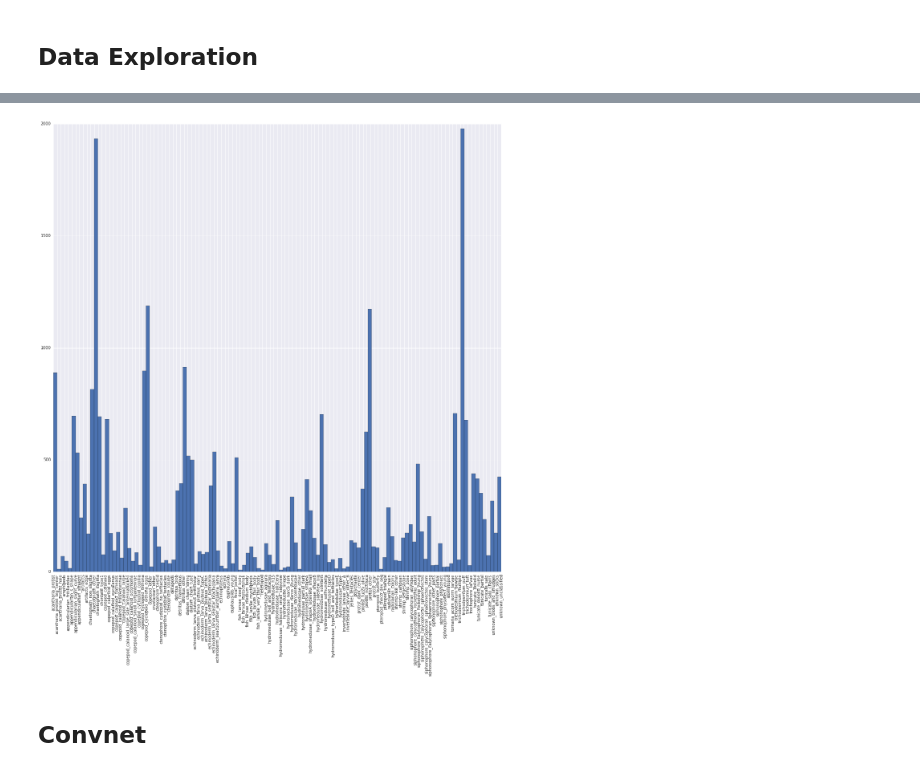
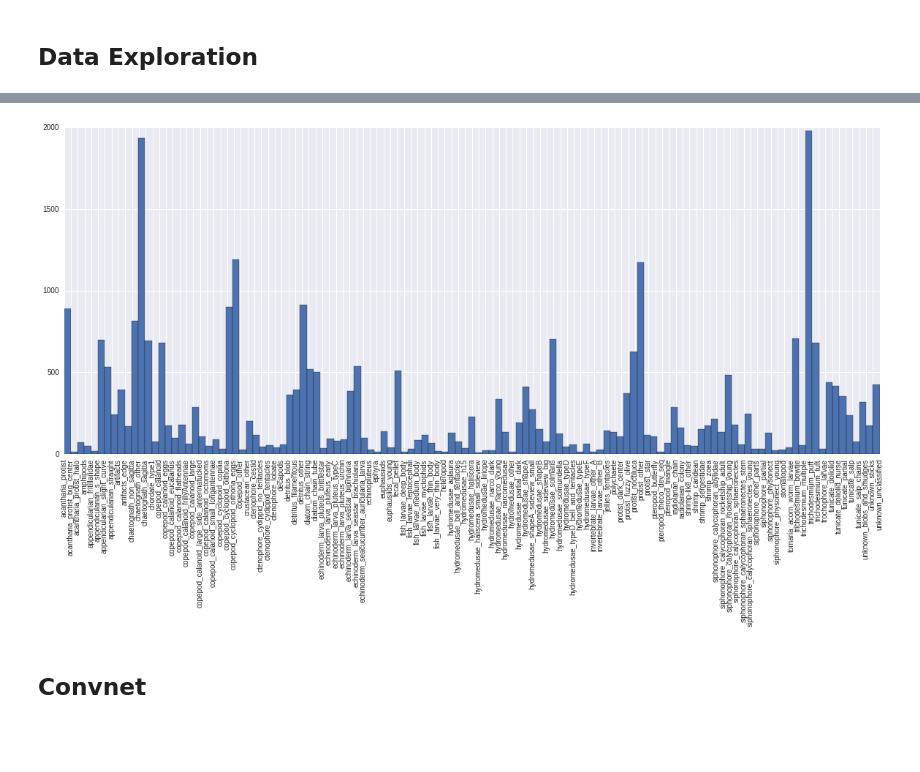
Before and after one commit to felixlaumon/kaggle-plankton, a Jupyter notebook: 2 convnet.ipynb, the cells around one changed output, grey strips where cells are left out. Cells and saved outputs as stored; diff of their text form; code cells hidden in the pictures; blank space fills up the shorter version.

```diff
--- a/2 convnet.ipynb
+++ b/2 convnet.ipynb
@@ -50,11 +43,11 @@ utils.plot_samples(X_orig, y)
 # %%
 n_class = len(enc.classes_)
 classes = enc.classes_
-plt.figure(figsize=(20,20))
+plt.figure(figsize=(20,8))
 plt.hist(y, bins=len(set(y)))
 plt.xticks(range(n_class), classes, rotation=90);
 # %% [output]
-[figure, old version]
+[figure, new version]
 # %% [markdown]
 ## Convnet
 # %%
```
Also changed, not shown: parts of 30 cells of this notebook, 10 other files.
